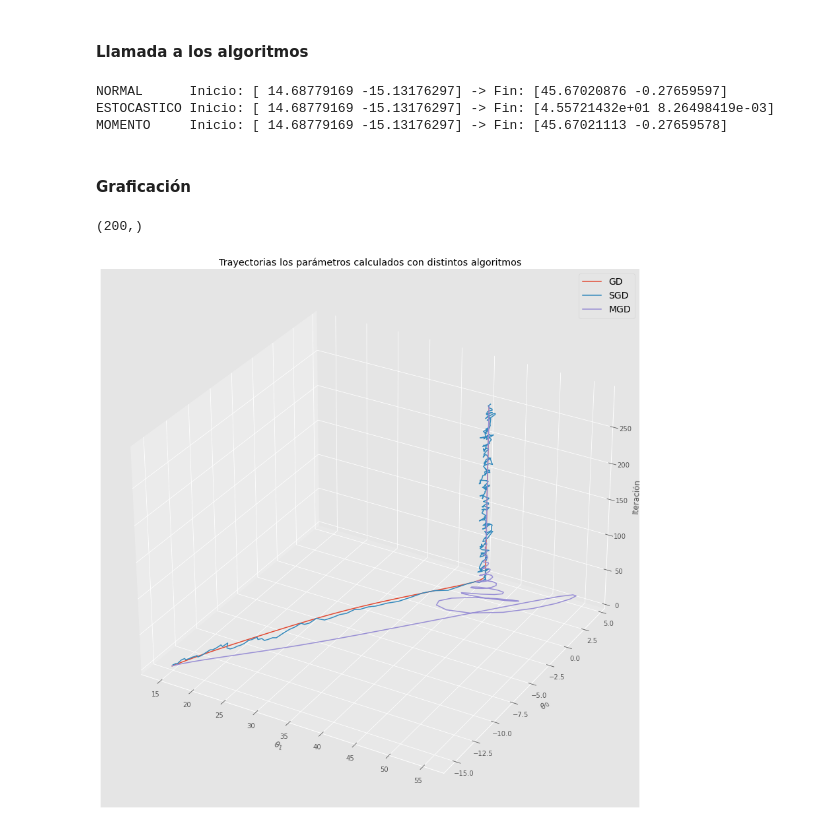
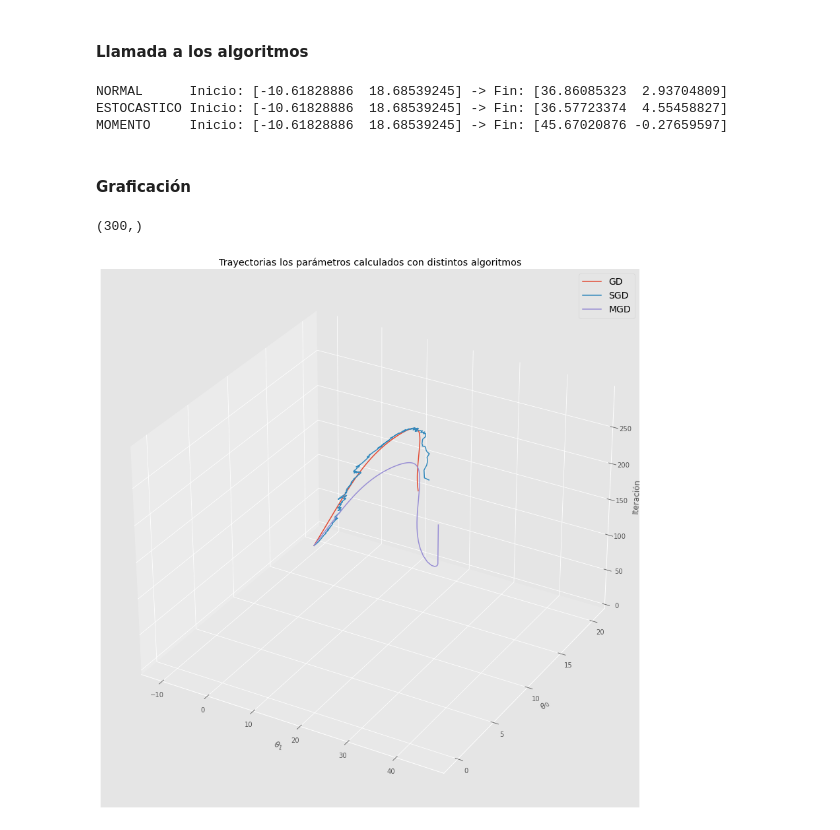
Before and after one commit to Gamalielmch/pattern_recognition, a Jupyter notebook: gradiente_porfirio.ipynb, the cells around one changed output. Saved outputs shown, nothing was run; the diff lists cells and outputs as text; code cells hidden in the pictures.

```diff
--- a/gradiente_porfirio.ipynb
+++ b/gradiente_porfirio.ipynb
@@ -301,7 +301,7 @@ gd_params = {'alpha'          : 0.95,
              'alphaADAM'      : 0.95,
              'nIter'          : 300,
              'batch_size'     : 100,
-             'eta'            : 0.9,
+             'eta'            : 0.2,
              'eta1'           : 0.9,
              'eta2'           : 0.999}
 
@@ -327,45 +327,45 @@ ThetaMGD = MGD(theta=theta, grad=grad_exp,
                gd_params=gd_params, f_params=f_params)
 print('MOMENTO     Inicio:', theta,'-> Fin:', ThetaMGD[-1,:])
 # %% [output]
-NORMAL      Inicio: [ 14.68779169 -15.13176297] -> Fin: [45.67020876 -0.27659597]
-ESTOCASTICO Inicio: [ 14.68779169 -15.13176297] -> Fin: [4.55721432e+01 8.26498419e-03]
-MOMENTO     Inicio: [ 14.68779169 -15.13176297] -> Fin: [45.67021113 -0.27659578]
+NORMAL      Inicio: [-10.61828886  18.68539245] -> Fin: [36.86085323  2.93704809]
+ESTOCASTICO Inicio: [-10.61828886  18.68539245] -> Fin: [36.57723374  4.55458827]
+MOMENTO     Inicio: [-10.61828886  18.68539245] -> Fin: [45.67020876 -0.27659597]
 # %% [markdown]
 #### Graficación
 # %%
-Tmax=200
+Tmax=500
 nIter=np.expand_dims(np.arange(ThetaGD.shape[0]),1)
 print(nIter[:Tmax,0].shape)
 # %% [output]
-(200,)
+(300,)
 # %%
 import matplotlib as mpl
 from mpl_toolkits.mplot3d import Axes3D
 import numpy as np
 import matplotlib.pyplot as plt
 %matplotlib inline
 
 mpl.rcParams['legend.fontsize'] = 14
 
 fig = plt.figure(figsize=(15,15))
-ax = fig.gca(projection='3d')
+ax = fig.add_subplot(111, projection='3d')
 nIter=np.expand_dims(np.arange(ThetaGD.shape[0]),1)
 Tmax=200
 Tmax=2000
 
 #ax.scatter(X[:], y[:], marker='.', label='points')
 ax.plot(ThetaGD[:Tmax,0],  ThetaGD [:Tmax,1], nIter[:Tmax,0], label='GD')
 ax.plot(ThetaSGD[:Tmax,0], ThetaSGD[:Tmax,1], nIter[:Tmax,0], label='SGD')
 ax.plot(ThetaMGD[:Tmax,0], ThetaMGD[:Tmax,1], nIter[:Tmax,0], label='MGD')
 ax.legend()
 ax.set_title(r'Trayectorias los parámetros calculados con distintos algoritmos')
 ax.set_xlabel(r'$\theta_1$')
 ax.set_ylabel(r'$\theta_0$')
 ax.set_zlabel('Iteración')
 
 plt.show()
 # %% [output]
-[figure, old version]
+[figure, new version]
 # %%
 ThetaSGD = SGD(theta=theta, grad=grad_exp,
                gd_params=gd_params, f_params=f_params)
```
Also changed, not shown: parts of 3 cells of this notebook, 33 other files.
